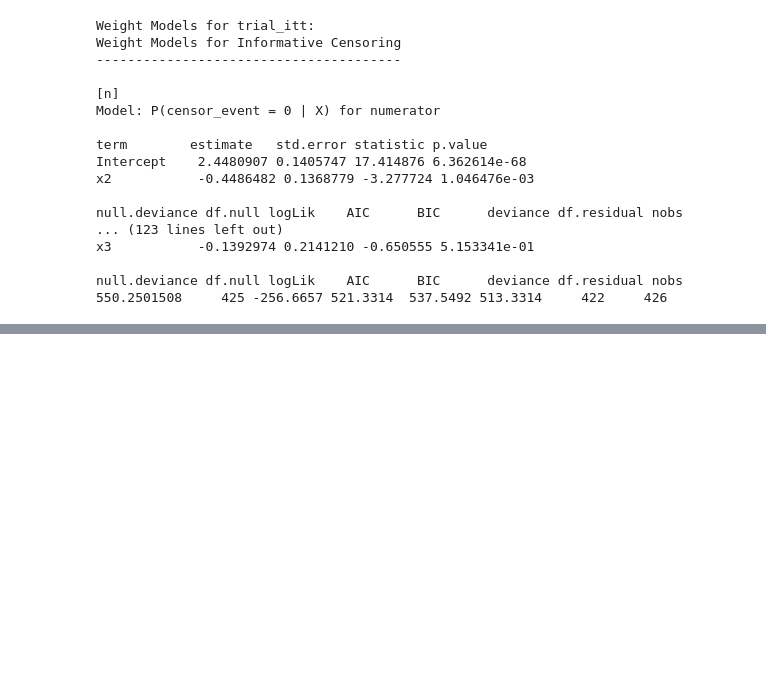
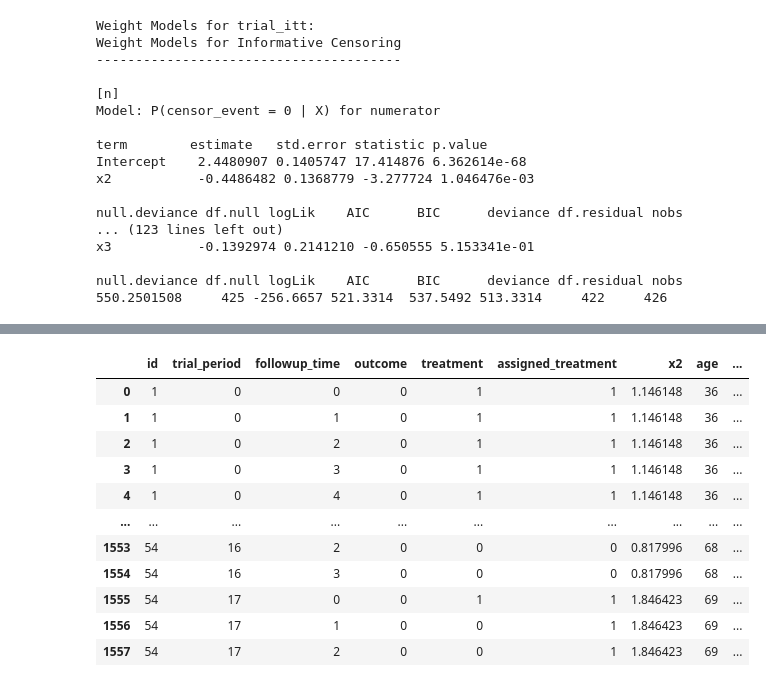
Before and after one commit to vehchu/Clustering-Assignment-1, a Jupyter notebook: main.ipynb, the cells around one changed output, grey strips where cells are left out. Cells and saved outputs as stored; diff of their text form; code cells hidden in the pictures; blank space fills up the shorter version.

```diff
--- a/main.ipynb
+++ b/main.ipynb
@@ -620,0 +485,86 @@ Warning: Column 'followup_time' not found in expanded data.
+# %%
+def expand_trials(trial):
+    data = trial["data"]
+    trial_type = trial["estimand"]
+    expanded_data = []
+
+    # Get unique periods where patients are eligible
+    eligible_periods = data[data["eligible"] == 1]["period"].unique()
+
+    for trial_period in eligible_periods:
+        # Patients eligible at this trial_period
+        eligible_patients = data[(data["period"] == trial_period) &
+                                (data["eligible"] == 1)]["id"].unique()
+
+        for patient_id in eligible_patients:
+            # Get patient data from trial_period onward
+            patient_data = data[(data["id"] == patient_id) &
+                               (data["period"] >= trial_period)].sort_values("period")
+            if len(patient_data) == 0:
+                continue
+
+            patient_data = patient_data.set_index("period")
+            assigned_treatment = patient_data.loc[trial_period, "treatment"]
+
+            # Define stopping condition
+            if trial_type == "ITT":
+                stopping_condition = (patient_data["outcome"] == 1) | (patient_data["censored"] == 1)
+            else:  # PP
+                stopping_condition = (patient_data["outcome"] == 1) | \
+                                    (patient_data["censored"] == 1) | \
+                                    (patient_data["treatment"] != assigned_treatment)
+
+            # Get periods up to the first stopping point
+            stopping_periods = patient_data.index[stopping_condition]
+            if len(stopping_periods) > 0:
+                max_period = stopping_periods.min()
+                periods = patient_data.index[(patient_data.index >= trial_period) &
+                                            (patient_data.index <= max_period)]
+            else:
+                periods = patient_data.index[patient_data.index >= trial_period]
+
+            # Compute cumulative weights over all periods
+            if trial_type == "ITT":
+                patient_data["cum_weight"] = np.cumprod(patient_data["wtC"])
+            else:  # PP
+                patient_data["cum_weight"] = np.cumprod(patient_data["wt"] * patient_data["wtC"])
+
+            # Create expanded rows for each period
+            for period in periods:
+                followup_time = period - trial_period
+                weights_up_to_t = patient_data.loc[trial_period:period]
+                wt_cum = weights_up_to_t["cum_weight"].iloc[-1] if len(weights_up_to_t) > 1 else 1.0
+
+                row = {
+                    "id": patient_id,
+                    "trial_period": trial_period,
+                    "followup_time": followup_time,
+                    "outcome": patient_data.loc[period, "outcome"],
+                    "treatment": patient_data.loc[period, "treatment"],
+                    "assigned_treatment": assigned_treatment,
+                    "x2": patient_data.loc[trial_period, "x2"],
+                    "age": patient_data.loc[trial_period, "age"],
+                    "weight": wt_cum
+                }
+                expanded_data.append(row)
+
+    expanded_df = pd.DataFrame(expanded_data)
+    trial["expanded_data"] = expanded_df
+    return expanded_df
+
+# Run the function
+expand_trials(trial_pp)
+expand_trials(trial_itt)
+# %% [output]
+|  | id | trial_period | followup_time | outcome | treatment | assigned_treatment | x2 | age | ... |
+| 0 | 1 | 0 | 0 | 0 | 1 | 1 | 1.146148 | 36 | ... |
+| 1 | 1 | 0 | 1 | 0 | 1 | 1 | 1.146148 | 36 | ... |
+| 2 | 1 | 0 | 2 | 0 | 1 | 1 | 1.146148 | 36 | ... |
+| 3 | 1 | 0 | 3 | 0 | 1 | 1 | 1.146148 | 36 | ... |
+| 4 | 1 | 0 | 4 | 0 | 1 | 1 | 1.146148 | 36 | ... |
+| ... | ... | ... | ... | ... | ... | ... | ... | ... | ... |
+| 1553 | 54 | 16 | 2 | 0 | 0 | 0 | 0.817996 | 68 | ... |
+| 1554 | 54 | 16 | 3 | 0 | 0 | 0 | 0.817996 | 68 | ... |
+| 1555 | 54 | 17 | 0 | 0 | 1 | 1 | 1.846423 | 69 | ... |
+| 1556 | 54 | 17 | 1 | 0 | 0 | 1 | 1.846423 | 69 | ... |
+| 1557 | 54 | 17 | 2 | 0 | 0 | 1 | 1.846423 | 69 | ... |
```
Also changed, not shown: parts of 13 cells of this notebook.
